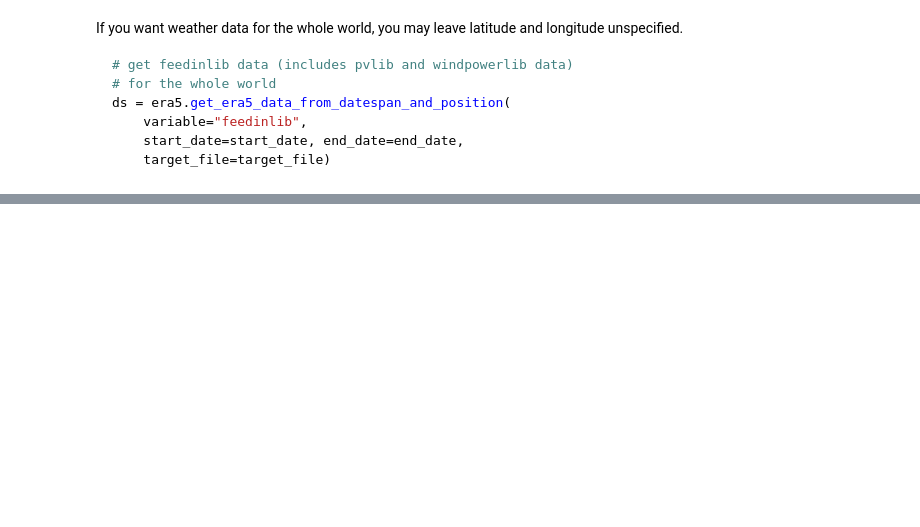
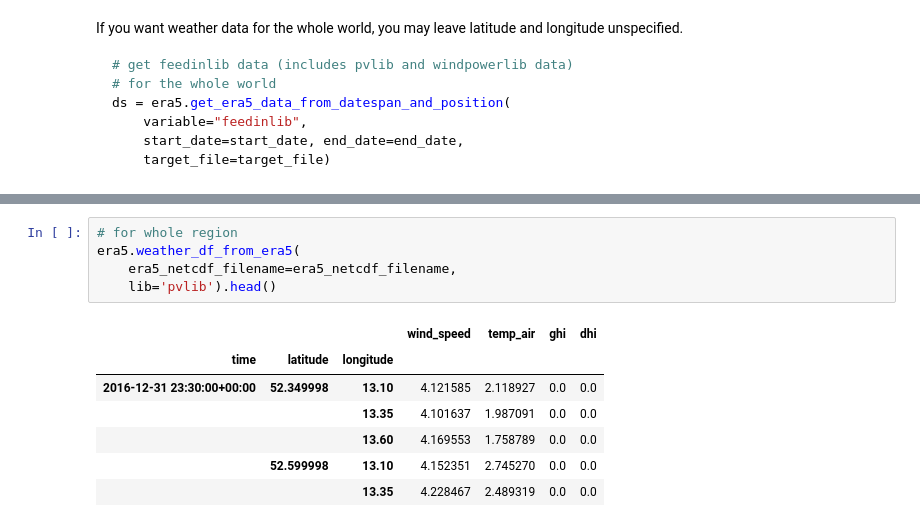
Before and after one commit to oemof/feedinlib, a Jupyter notebook: example/load_era5_weather_data.ipynb, the cells around one changed output, grey strips where cells are left out. Drawn from its saved outputs; the diff is of its cells as text; blank space fills up the shorter version.

```diff
--- a/example/load_era5_weather_data.ipynb
+++ b/example/load_era5_weather_data.ipynb
@@ -105,2 +174,15 @@ You may also specify an area for which to retrieve weather data. Again, keep in
+# %%
+# for whole region
+era5.weather_df_from_era5(
+    era5_netcdf_filename=era5_netcdf_filename,
+    lib='pvlib').head()
+# %% [output]
+|  |  |  | wind_speed | temp_air | ghi | dhi |
+| time | latitude | longitude |  |  |  |  |
+| 2016-12-31 23:30:00+00:00 | 52.349998 | 13.10 | 4.121585 | 2.118927 | 0.0 | 0.0 |
+|  |  | 13.35 | 4.101637 | 1.987091 | 0.0 | 0.0 |
+|  |  | 13.60 | 4.169553 | 1.758789 | 0.0 | 0.0 |
+|  | 52.599998 | 13.10 | 4.152351 | 2.745270 | 0.0 | 0.0 |
+|  |  | 13.35 | 4.228467 | 2.489319 | 0.0 | 0.0 |
 # %%
 # specify rectangular area
```
Also changed, not shown: parts of 36 cells of this notebook.
